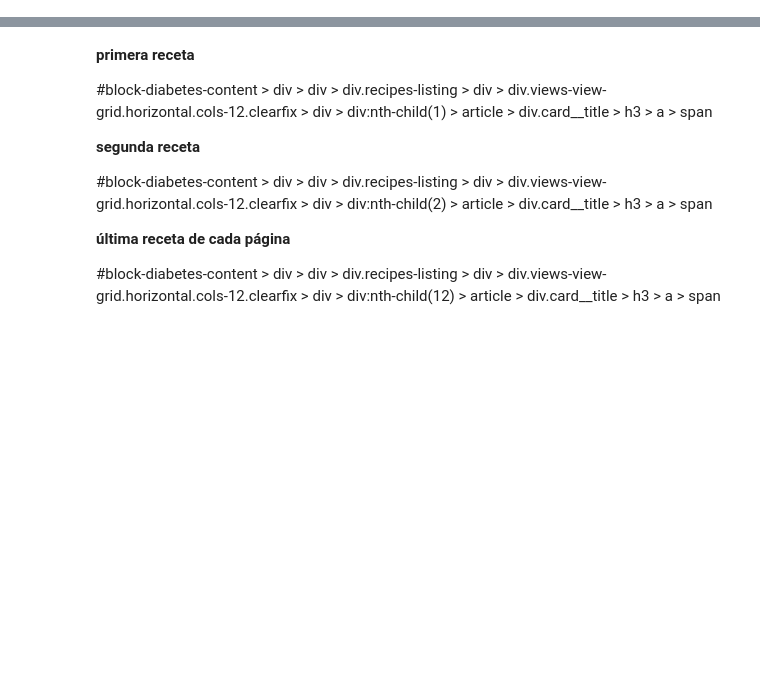
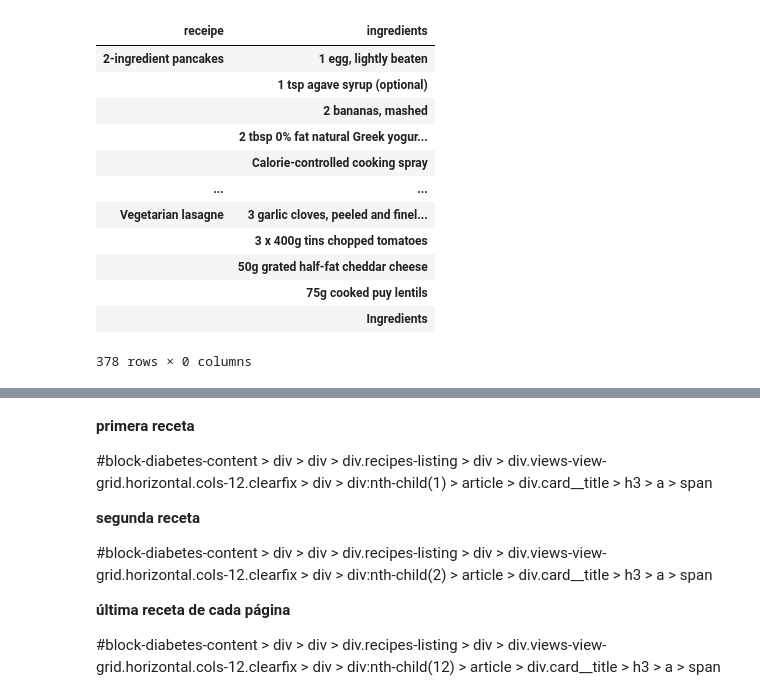
Before and after one commit to Hackaton-Eclectique/DataCode, a Jupyter notebook: Selenium_Receipes.ipynb, the cells around one changed output, grey strips where cells are left out. Cells and saved outputs as stored; diff of their text form; code cells hidden in the pictures; blank space fills up the shorter version.

```diff
--- a/Selenium_Receipes.ipynb
+++ b/Selenium_Receipes.ipynb
@@ -122,0 +272,16 @@ pd.concat([df1, df2], axis = 1)
+# %%
+table
+# %% [output]
+| receipe | ingredients |
+| 2-ingredient pancakes | 1 egg, lightly beaten |
+|  | 1 tsp agave syrup (optional) |
+|  | 2 bananas, mashed |
+|  | 2 tbsp 0% fat natural Greek yogur... |
+|  | Calorie-controlled cooking spray |
+| ... | ... |
+| Vegetarian lasagne | 3 garlic cloves, peeled and finel... |
+|  | 3 x 400g tins chopped tomatoes |
+|  | 50g grated half-fat cheddar cheese |
+|  | 75g cooked puy lentils |
+|  | Ingredients |
+378 rows × 0 columns
```
Also changed, not shown: parts of 26 cells of this notebook, 43 other files.
